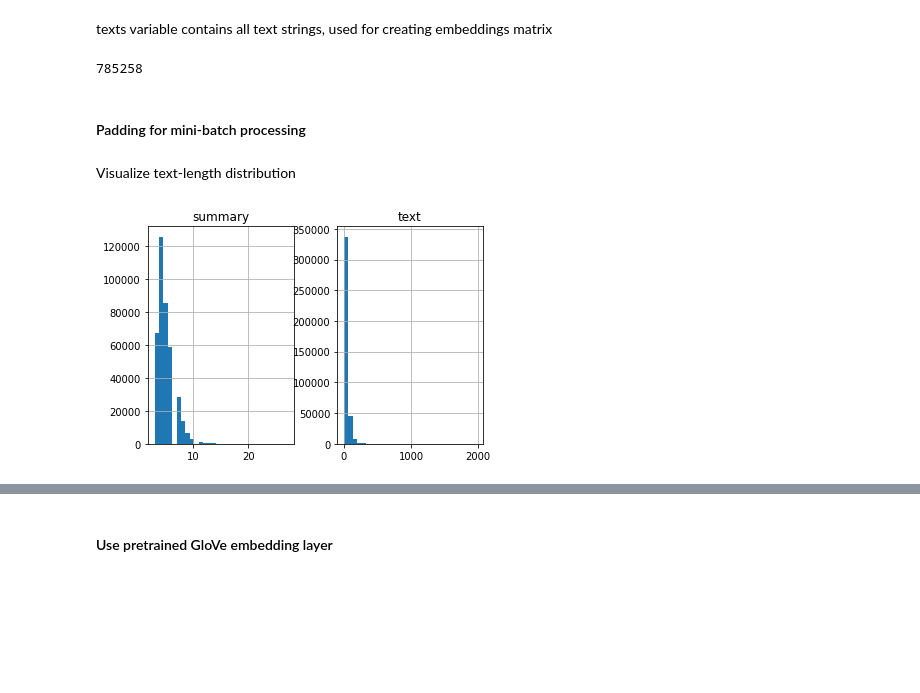
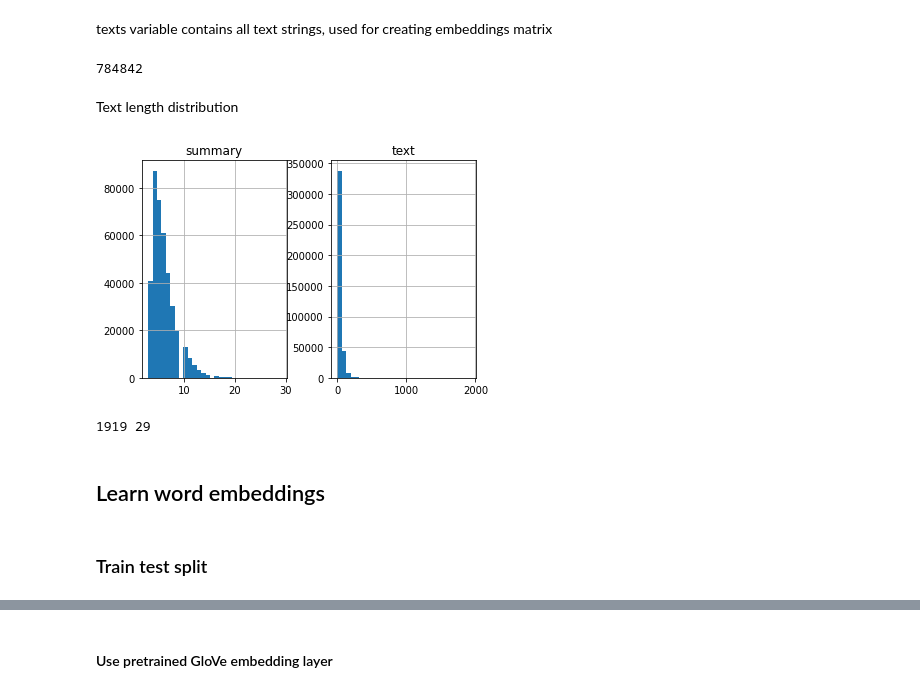
Before and after one commit to vantuan5644/LungCancerTreatment, a Jupyter notebook: src/text_summarization/extractive_textrank.ipynb, the cells around one changed output, grey strips where cells are left out. Cells and saved outputs as stored; diff of their text form; code cells hidden in the pictures; blank space fills up the shorter version.

```diff
--- a/src/text_summarization/extractive_textrank.ipynb
+++ b/src/text_summarization/extractive_textrank.ipynb
@@ -66,7 +74,7 @@ data
 # Split text into sentences
 from nltk. tokenize import sent_tokenize
 sentences = []
-for s in data['text']:
+for s in data[data['text'].notnull()]['text']:
     sentences.append(sent_tokenize(s))
 
 sentences = [y for x in sentences for y in x] # flatten list
@@ -104,7 +112,7 @@ Connecting to downloads.cs.stanford.edu (downloads.cs.stanford.edu)|171.64.64.22
 # %%
 # Extract word vectors
 word_embeddings = {}
-f = open('glove.6B.300d.txt', encoding='utf-8')
+f = open('glove.6B.100d.txt', encoding='utf-8')
 for line in f:
     values = line.split()
     word = values[0]
@@ -182,6 +190,6 @@ Extracting the top N sentences based on their rankings for summary generation
 ranked_sentences = sorted(((scores[i],s) for i,s in enumerate(sentences)), reverse=True)
 # %%
 # Extract top 10 sentences as the summary
-for i in range(10):
+for i in range(3):
   print(ranked_sentences[i][1])
 # %% [output]
@@ -382,2 +410,3 @@ data.dropna(axis=0,inplace=True)
 # %%
-data = pd.DataFrame('amazon_fine_food_review_cleaned')
+data = pd.read_csv('amazon_fine_food_review_cleaned.csv')
+data
@@ -393,25 +436,35 @@ texts = texts.append(data['cleaned_summary']).to_list()
 # %%
 len(texts)
 # %% [output]
-785258
+784842
-# %% [markdown]
-#### Padding for mini-batch processing
 # %% [markdown]
-Visualize text-length distribution
+Text length distribution
 # %%
 import matplotlib.pyplot as plt
 text_word_count = []
 summary_word_count = []
 
+max_len_text = 0
+max_len_summary = 0
+
 # populate the lists with sentence lengths
 for i in data['cleaned_text']:
-      text_word_count.append(len(i.split()))
+  nof_words = len(str(i).split())
+  max_len_text = max(max_len_text, nof_words)
+  text_word_count.append(nof_words)
 
 for i in data['cleaned_summary']:
-      summary_word_count.append(len(i.split()))
+  nof_words = len(str(i).split())
+  max_len_summary = max(max_len_summary, nof_words)
+
+  summary_word_count.append(nof_words)
 
 length_df = pd.DataFrame({'text':text_word_count, 'summary':summary_word_count})
 length_df.hist(bins = 30)
 plt.show()
 # %% [output]
-[figure, old version]
+[figure, new version]
+# %%
+print(max_len_text, max_len_summary)
+# %% [output]
+1919 29
@@ -417,0 +474,4 @@ plt.show()
+# %% [markdown]
+## Learn word embeddings
+# %% [markdown]
+### Train test split
```
Also changed, not shown: parts of 48 cells of this notebook.
